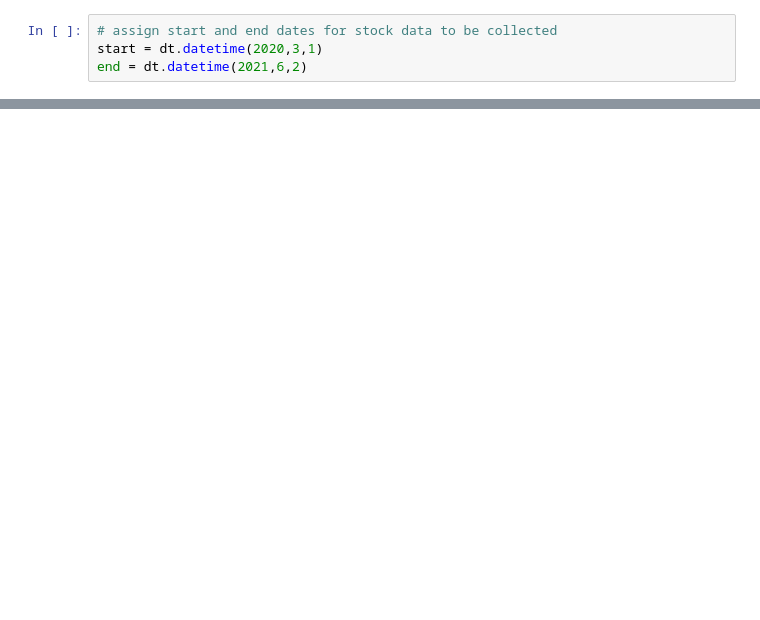
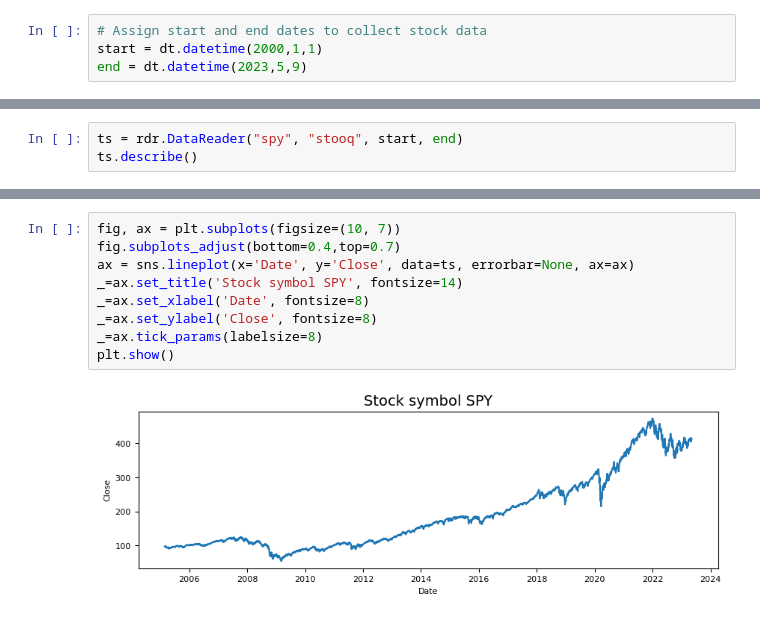
Before and after one commit to otrevizo/Python, a Jupyter notebook: toolbox/stock_data_with_pandas_datareader.ipynb, the cells around one changed output, grey strips where cells are left out. Drawn from its saved outputs; the diff is of its cells as text; blank space fills up the shorter version.

Commit message:
Get stock data into a dataframe
How to get data from the market.

```diff
--- a/toolbox/stock_data_with_pandas_datareader.ipynb
+++ b/toolbox/stock_data_with_pandas_datareader.ipynb
@@ -10,4 +24,4 @@ import datetime as dt
 # %%
-# assign start and end dates for stock data to be collected
-start = dt.datetime(2020,3,1)
-end = dt.datetime(2021,6,2)
+# Assign start and end dates to collect stock data
+start = dt.datetime(2000,1,1)
+end = dt.datetime(2023,5,9)
@@ -28,0 +28,3 @@ sns.pairplot(df)
+# %%
+ts = rdr.DataReader("spy", "stooq", start, end)
+ts.describe()
@@ -28,0 +61,11 @@ sns.pairplot(df)
+# %%
+fig, ax = plt.subplots(figsize=(10, 7))
+fig.subplots_adjust(bottom=0.4,top=0.7)
+ax = sns.lineplot(x='Date', y='Close', data=ts, errorbar=None, ax=ax)
+_=ax.set_title('Stock symbol SPY', fontsize=14)
+_=ax.set_xlabel('Date', fontsize=8)
+_=ax.set_ylabel('Close', fontsize=8)
+_=ax.tick_params(labelsize=8)
+plt.show()
+# %% [output]
+[figure, added]
```
Also changed, not shown: parts of 12 cells of this notebook.
